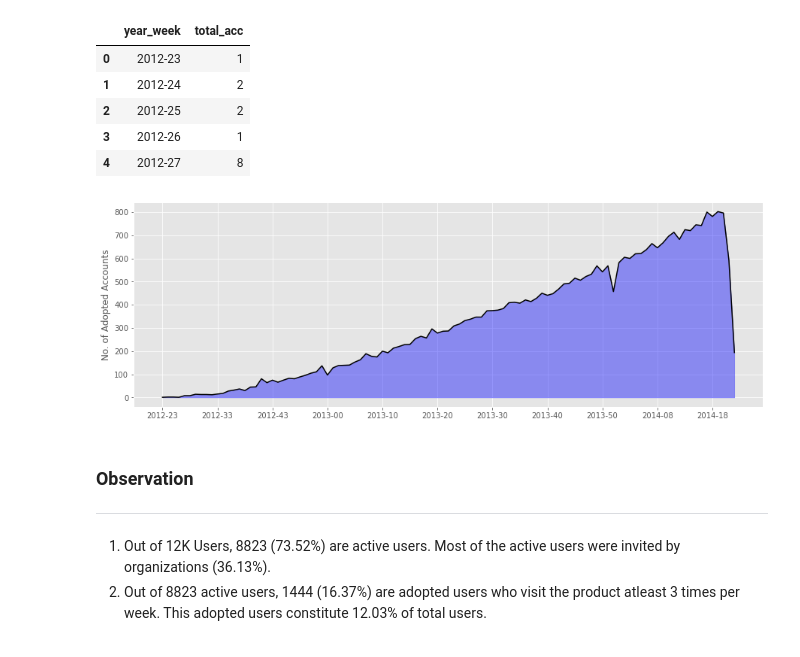
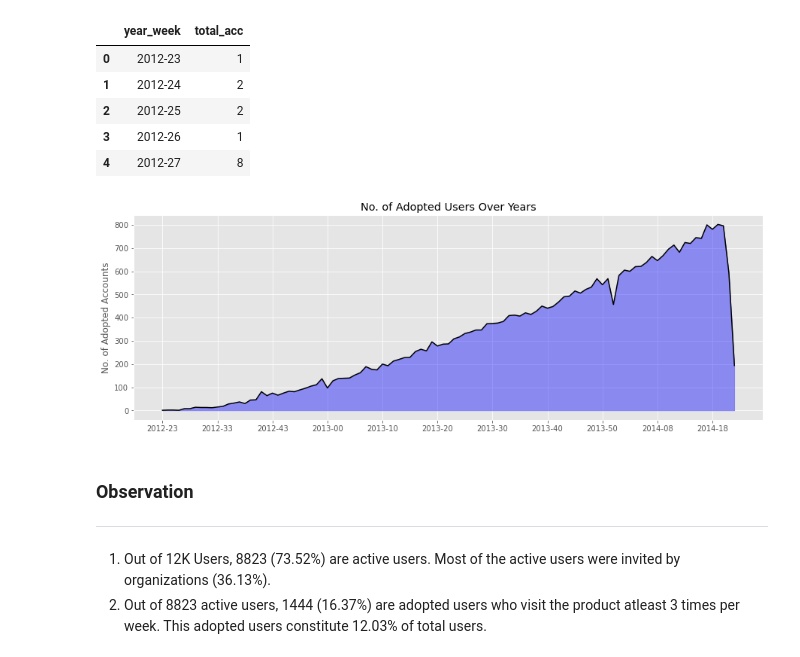
Before and after one commit to Jeyramana/GUVI_Assignments, a Jupyter notebook: Assignment_3/user.ipynb, the cells around one changed output. Cells and saved outputs as stored; diff of their text form; code cells hidden in the pictures.

```diff
--- a/Assignment_3/user.ipynb
+++ b/Assignment_3/user.ipynb
@@ -1227,13 +1234,14 @@ week_performance.head()
 # %%
 plt.figure(figsize=(15, 5))
 plt.fill_between(week_performance.year_week,
                  week_performance.total_acc, color='blue', alpha=0.4)
 plt.plot(week_performance.year_week, week_performance.total_acc, color='black', alpha=1)
 plt.xticks(np.arange(0, 105, step=10))
 plt.ylabel('No. of Adopted Accounts')
+plt.title('No. of Adopted Users Over Years')
 plt.show()
 # %% [output]
-[figure, old version]
+[figure, new version]
 # %% [markdown]
 ### Observation
 ------------------
```
Also changed, not shown: parts of 50 cells of this notebook, 1 other file.
